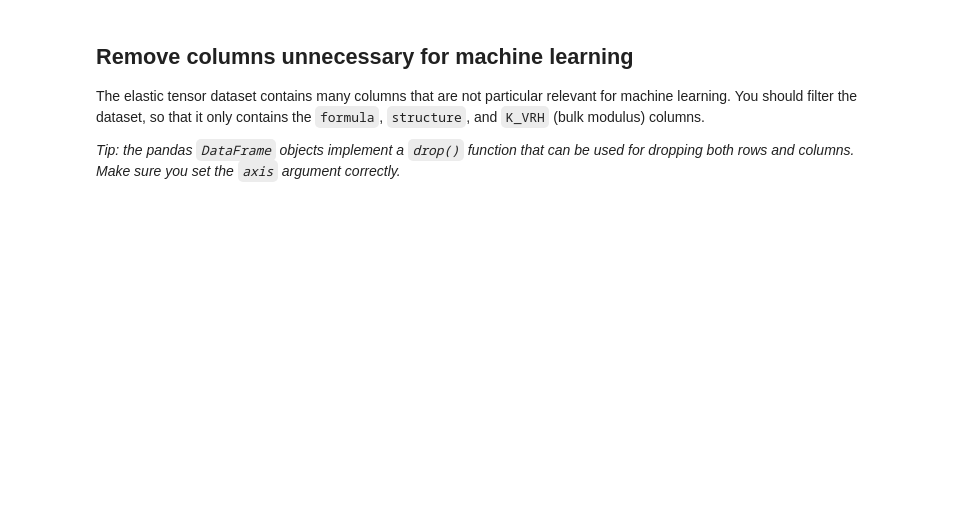
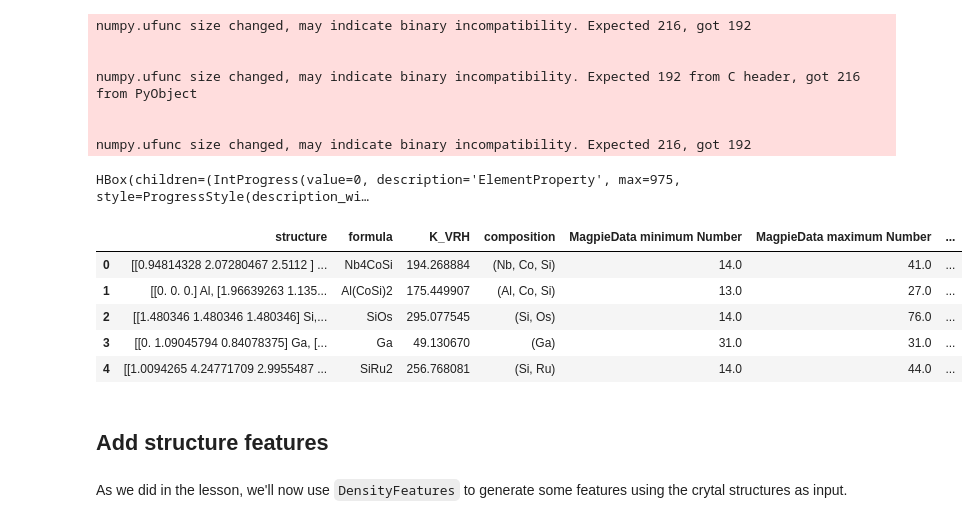
Before and after one commit to materialsproject/workshop, a Jupyter notebook: lessons/matminer/unit-2-exercises.ipynb, the cells around one changed output. Saved outputs shown, nothing was run; the diff lists cells and outputs as text; code cells hidden in the pictures; blank space fills up the shorter version.

Commit message:
update unit 2 with exercises

```diff
--- a/lessons/matminer/unit-2-exercises.ipynb
+++ b/lessons/matminer/unit-2-exercises.ipynb
@@ -25,0 +11,6 @@ You are constructing a machine learning model for elastic constants that is only
+# %%
+from matminer.utils.io import load_dataframe_from_json
+
+
+df = load_dataframe_from_json("unit1.json")
+df.head()
@@ -25,0 +28,6 @@ You are constructing a machine learning model for elastic constants that is only
+# %%
+from matminer.featurizers.conversions import StrToComposition
+
+stc = StrToComposition()
+
+df = stc.featurize_dataframe(df, "formula")
@@ -26,10 +41,29 @@ You are constructing a machine learning model for elastic constants that is only
+# %%
+from matminer.featurizers.composition import ElementProperty
+
+ep = ElementProperty.from_preset(preset_name="magpie")
+df = ep.featurize_dataframe(df, "composition")
+df.head()
+# %% [output]
+numpy.ufunc size changed, may indicate binary incompatibility. Expected 216, got 192
+
+
+numpy.ufunc size changed, may indicate binary incompatibility. Expected 192 from C header, got 216 from PyObject
+
+
+numpy.ufunc size changed, may indicate binary incompatibility. Expected 216, got 192
+HBox(children=(IntProgress(value=0, description='ElementProperty', max=975, style=ProgressStyle(description_wi…
+|  | structure | formula | K_VRH | composition | MagpieData minimum Number | MagpieData maximum Number | ... |
+| 0 | [[0.94814328 2.07280467 2.5112 ] ... | Nb4CoSi | 194.268884 | (Nb, Co, Si) | 14.0 | 41.0 | ... |
+| 1 | [[0. 0. 0.] Al, [1.96639263 1.135... | Al(CoSi)2 | 175.449907 | (Al, Co, Si) | 13.0 | 27.0 | ... |
+| 2 | [[1.480346 1.480346 1.480346] Si,... | SiOs | 295.077545 | (Si, Os) | 14.0 | 76.0 | ... |
+| 3 | [[0. 1.09045794 0.84078375] Ga, [... | Ga | 49.130670 | (Ga) | 31.0 | 31.0 | ... |
+| 4 | [[1.0094265 4.24771709 2.9955487 ... | SiRu2 | 256.768081 | (Si, Ru) | 14.0 | 44.0 | ... |
+# %% [markdown]
+## Add structure features
+# %% [markdown]
+As we did in the lesson, we'll now use `DensityFeatures` to generate some features using the crytal structures as input.
 # %%
 from matminer.datasets.convenience_loaders import load_elastic_tensor
 
 df = load_elastic_tensor()
-# %% [markdown]
-## Remove columns unnecessary for machine learning
-
-The elastic tensor dataset contains many columns that are not particular relevant for machine learning. You should filter the dataset, so that it only contains the `formula`, `structure`, and `K_VRH` (bulk modulus) columns.
-
-*Tip: the pandas `DataFrame` objects implement a `drop()` function that can be used for dropping both rows and columns. Make sure you set the `axis` argument correctly.*
```
Also changed, not shown: parts of 12 cells of this notebook, 1 other file.
